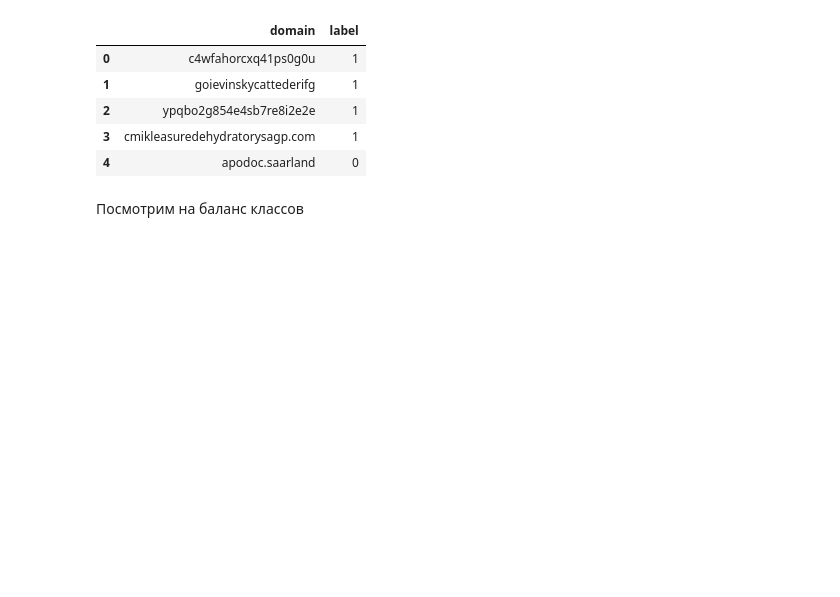
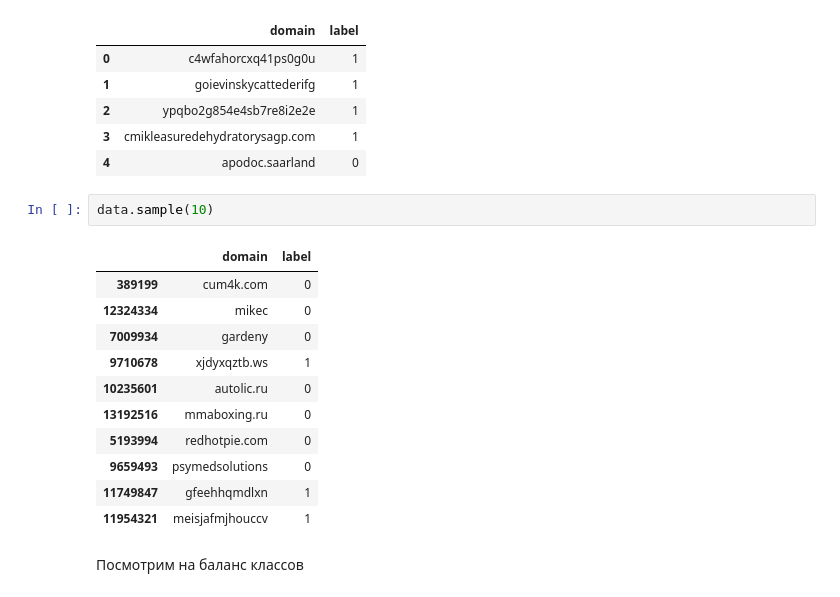
Before and after one commit to crazair/ML_Course, a Jupyter notebook: Lecture2_ClassicML/DGA_baseline.ipynb, the cells around one changed output. Drawn from its saved outputs; the diff is of its cells as text; blank space fills up the shorter version.

```diff
--- a/Lecture2_ClassicML/DGA_baseline.ipynb
+++ b/Lecture2_ClassicML/DGA_baseline.ipynb
@@ -135,6 +170,20 @@ data.head()
 | 2 | ypqbo2g854e4sb7re8i2e2e | 1 |
 | 3 | cmikleasuredehydratorysagp.com | 1 |
 | 4 | apodoc.saarland | 0 |
+# %%
+data.sample(10)
+# %% [output]
+|  | domain | label |
+| 389199 | cum4k.com | 0 |
+| 12324334 | mikec | 0 |
+| 7009934 | gardeny | 0 |
+| 9710678 | xjdyxqztb.ws | 1 |
+| 10235601 | autolic.ru | 0 |
+| 13192516 | mmaboxing.ru | 0 |
+| 5193994 | redhotpie.com | 0 |
+| 9659493 | psymedsolutions | 0 |
+| 11749847 | gfeehhqmdlxn | 1 |
+| 11954321 | meisjafmjhouccv | 1 |
 # %% [markdown]
 Посмотрим на баланс классов
 # %%
```
Also changed, not shown: parts of 11 cells of this notebook.
